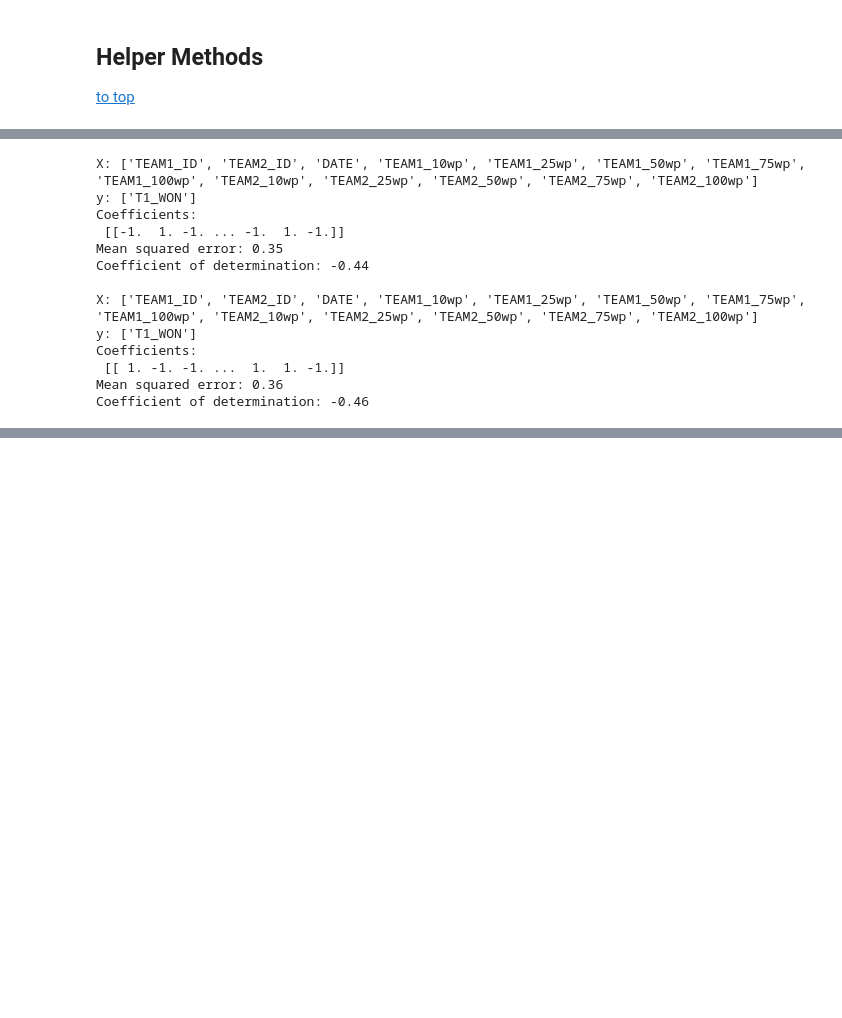
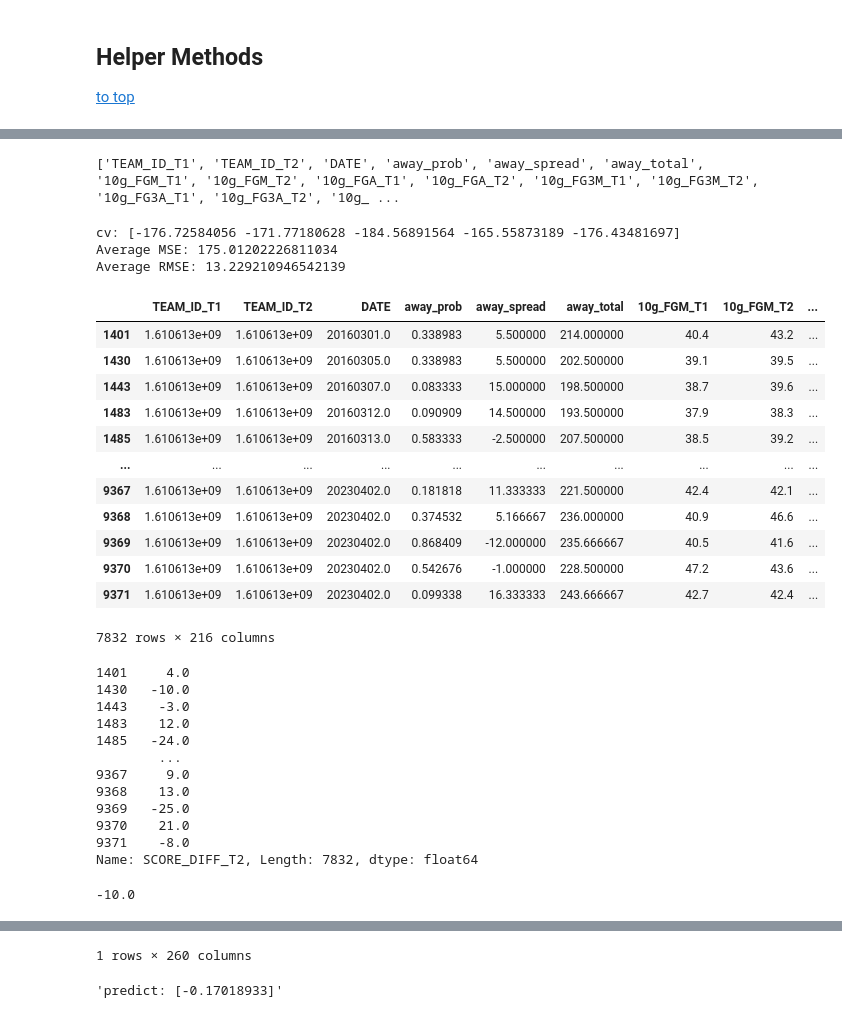
Before and after one commit to iiisong/ML-NBA-Betting, a Jupyter notebook: adv_games_regression.ipynb, the cells around one changed output, grey strips where cells are left out. Drawn from its saved outputs; the diff is of its cells as text; code cells hidden in the pictures; blank space fills up the shorter version.

Commit message:
data vis and svr implementation

```diff
--- a/adv_games_regression.ipynb
+++ b/adv_games_regression.ipynb
@@ -25,5 +27,5 @@ from sklearn.svm import SVR
 # %%
-pd.set_option('display.max_columns', 50)
+pd.set_option('display.max_columns', 250)
 # %% [markdown]
 ## Helper Methods
 [to top](#top)
@@ -83,24 +90,61 @@ df
+# %%
+df = pd.read_csv("data_proc/games_rolling_master.csv")
+df.dropna(inplace=True)
+# display(df)
+game_info = ['TEAM_ID_T1', 'TEAM_ID_T2', 'DATE', 'away_prob', 'away_spread', 'away_total']
+intervals = ['10g_', '25g_', '50g_', '75g_', '100g']
+columns = game_info + [c for c in df.columns.to_list() if c not in game_info and c[:4] in intervals]
+print(columns)
+# %% [output]
+['TEAM_ID_T1', 'TEAM_ID_T2', 'DATE', 'away_prob', 'away_spread', 'away_total', '10g_FGM_T1', '10g_FGM_T2', '10g_FGA_T1', '10g_FGA_T2', '10g_FG3M_T1', '10g_FG3M_T2', '10g_FG3A_T1', '10g_FG3A_T2', '10g_ ...
 # %%
-SVGRegression(df[['TEAM1_ID', 'TEAM2_ID', 'DATE', 'TEAM1_10wp', 'TEAM1_25wp', 'TEAM1_50wp',
-       'TEAM1_75wp', 'TEAM1_100wp', 'TEAM2_10wp', 'TEAM2_25wp', 'TEAM2_50wp',
-       'TEAM2_75wp', 'TEAM2_100wp']],
-                df[["T1_WON"]])
+reg = SVGRegression(df[columns], df[["SCORE_DIFF_T2"]])
 
-SVGRegression(df[['TEAM1_ID', 'TEAM2_ID', 'DATE', 'TEAM1_10wp', 'TEAM1_25wp', 'TEAM1_50wp', 'TEAM1_75wp', 'TEAM1_100wp', 'TEAM2_10wp', 'TEAM2_25wp', 'TEAM2_50wp', 'TEAM2_75wp', 'TEAM2_100wp']],df[["T1_WON"]])
+# SVGRegression(df[['TEAM1_ID', 'TEAM2_ID', 'DATE', 'TEAM1_10wp', 'TEAM1_25wp', 'TEAM1_50wp', 'TEAM1_75wp', 'TEAM1_100wp', 'TEAM2_10wp', 'TEAM2_25wp', 'TEAM2_50wp', 'TEAM2_75wp', 'TEAM2_100wp']],df[["SCORE_DIFF_T1"]])
 
+# SVGRegression(df.drop(columns=['SCORE_DIFF_T1', 'SCORE_DIFF_T2', '']), df[["SCORE_DIFF_T1"]])
 # fig = px.scatter(df, x="away_spread", y="SCORE_DIFF", hover_data=["SBR_GAME_ID"], trendline="ols")
 # fig.show()
 # %% [output]
-X: ['TEAM1_ID', 'TEAM2_ID', 'DATE', 'TEAM1_10wp', 'TEAM1_25wp', 'TEAM1_50wp', 'TEAM1_75wp', 'TEAM1_100wp', 'TEAM2_10wp', 'TEAM2_25wp', 'TEAM2_50wp', 'TEAM2_75wp', 'TEAM2_100wp']
-y: ['T1_WON']
-Coefficients:
- [[-1.  1. -1. ... -1.  1. -1.]]
-Mean squared error: 0.35
-Coefficient of determination: -0.44
-
-X: ['TEAM1_ID', 'TEAM2_ID', 'DATE', 'TEAM1_10wp', 'TEAM1_25wp', 'TEAM1_50wp', 'TEAM1_75wp', 'TEAM1_100wp', 'TEAM2_10wp', 'TEAM2_25wp', 'TEAM2_50wp', 'TEAM2_75wp', 'TEAM2_100wp']
-y: ['T1_WON']
-Coefficients:
- [[ 1. -1. -1. ...  1.  1. -1.]]
-Mean squared error: 0.36
-Coefficient of determination: -0.46
+cv: [-176.72584056 -171.77180628 -184.56891564 -165.55873189 -176.43481697]
+Average MSE: 175.01202226811034
+Average RMSE: 13.229210946542139
+# %%
+def testIndex(i):
+    display(df.iloc[:-i][columns])
+    display(df.iloc[:-i]['SCORE_DIFF_T2'])
+    display(df.iloc[-i]['SCORE_DIFF_T2'])
+    display(df.iloc[-i].to_frame().T)
+
+
+    reg.fit(df.iloc[:-i][columns], df.iloc[:-i]['SCORE_DIFF_T2'])
+    display(f"predict: {reg.predict([df.iloc[-i][columns]])}")
+
+testIndex(275)
+# %% [output]
+|  | TEAM_ID_T1 | TEAM_ID_T2 | DATE | away_prob | away_spread | away_total | 10g_FGM_T1 | 10g_FGM_T2 | ... |
+| 1401 | 1.610613e+09 | 1.610613e+09 | 20160301.0 | 0.338983 | 5.500000 | 214.000000 | 40.4 | 43.2 | ... |
+| 1430 | 1.610613e+09 | 1.610613e+09 | 20160305.0 | 0.338983 | 5.500000 | 202.500000 | 39.1 | 39.5 | ... |
+| 1443 | 1.610613e+09 | 1.610613e+09 | 20160307.0 | 0.083333 | 15.000000 | 198.500000 | 38.7 | 39.6 | ... |
+| 1483 | 1.610613e+09 | 1.610613e+09 | 20160312.0 | 0.090909 | 14.500000 | 193.500000 | 37.9 | 38.3 | ... |
+| 1485 | 1.610613e+09 | 1.610613e+09 | 20160313.0 | 0.583333 | -2.500000 | 207.500000 | 38.5 | 39.2 | ... |
+| ... | ... | ... | ... | ... | ... | ... | ... | ... | ... |
+| 9367 | 1.610613e+09 | 1.610613e+09 | 20230402.0 | 0.181818 | 11.333333 | 221.500000 | 42.4 | 42.1 | ... |
+| 9368 | 1.610613e+09 | 1.610613e+09 | 20230402.0 | 0.374532 | 5.166667 | 236.000000 | 40.9 | 46.6 | ... |
+| 9369 | 1.610613e+09 | 1.610613e+09 | 20230402.0 | 0.868409 | -12.000000 | 235.666667 | 40.5 | 41.6 | ... |
+| 9370 | 1.610613e+09 | 1.610613e+09 | 20230402.0 | 0.542676 | -1.000000 | 228.500000 | 47.2 | 43.6 | ... |
+| 9371 | 1.610613e+09 | 1.610613e+09 | 20230402.0 | 0.099338 | 16.333333 | 243.666667 | 42.7 | 42.4 | ... |
+7832 rows × 216 columns
+1401     4.0
+1430   -10.0
+1443    -3.0
+1483    12.0
+1485   -24.0
+        ...
+9367     9.0
+9368    13.0
+9369   -25.0
+9370    21.0
+9371    -8.0
+Name: SCORE_DIFF_T2, Length: 7832, dtype: float64
+-10.0
@@ -106,0 +153,2 @@ Coefficient of determination: -0.46
+1 rows × 260 columns
+'predict: [-0.17018933]'
```
Also changed, not shown: parts of 6 cells of this notebook, 3 other files.
